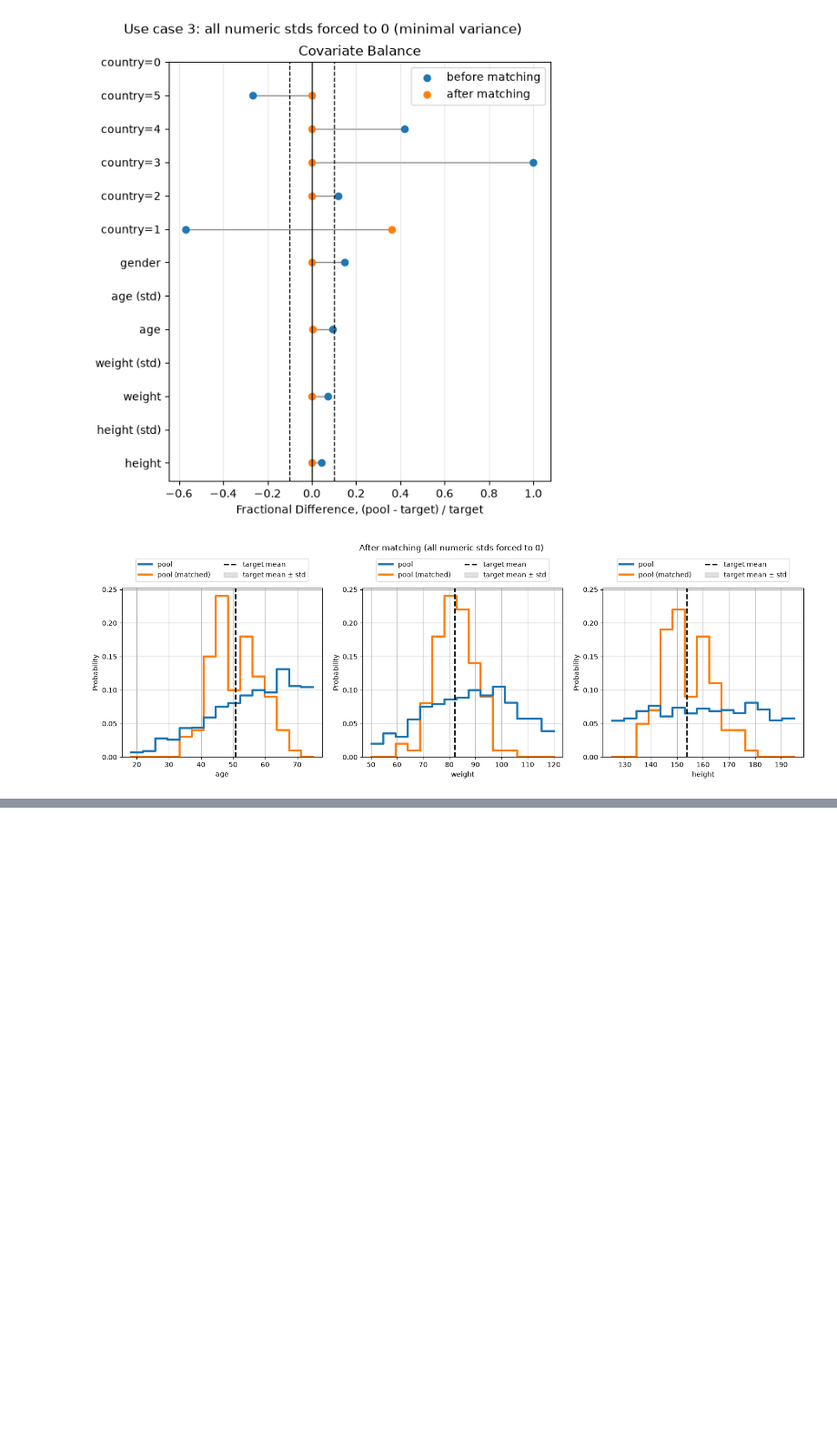
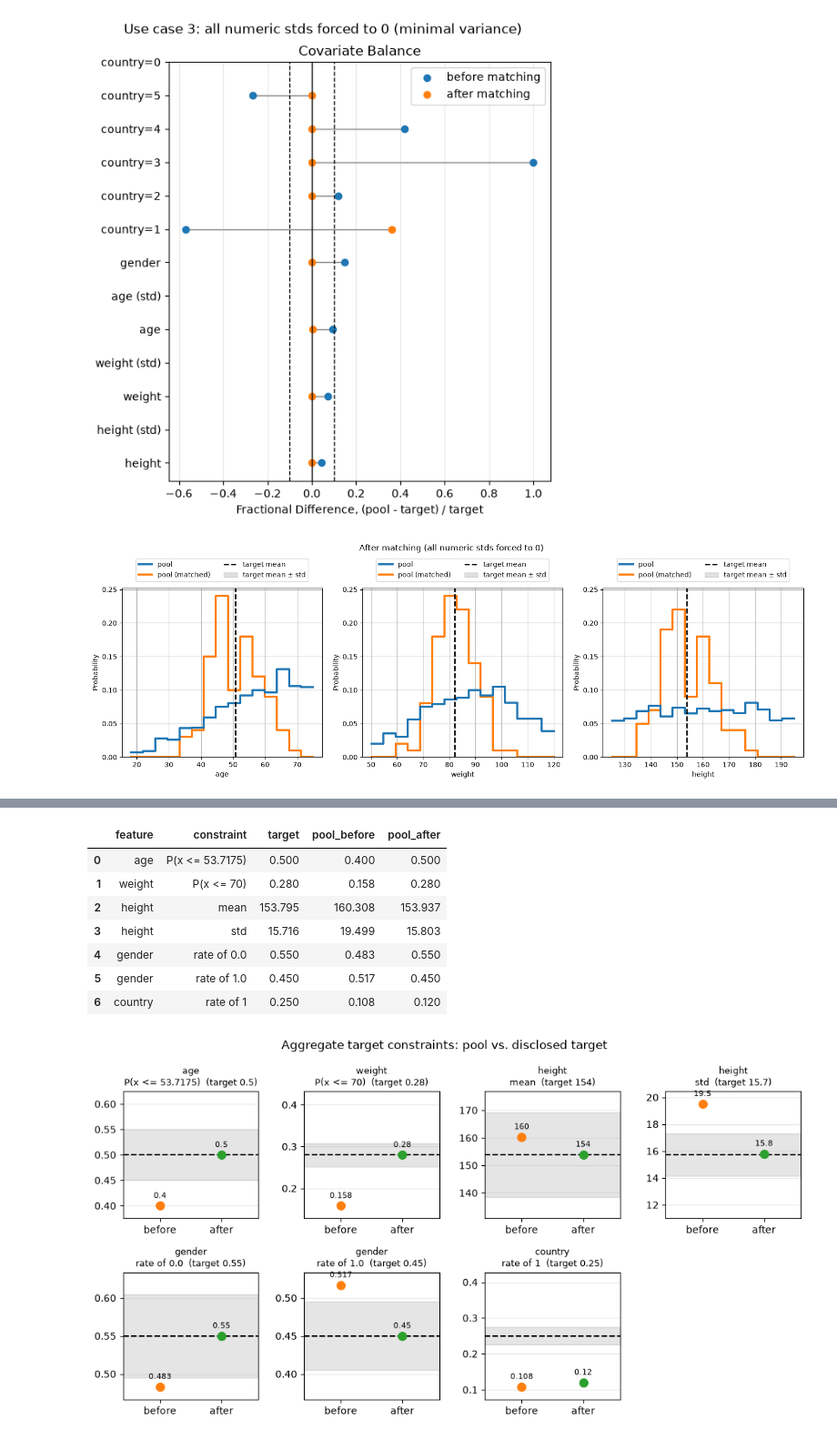
Before and after one commit to Bayer-Group/pybalance, a Jupyter notebook: sphinx/demos/aggregate_matching.ipynb, the cells around one changed output, grey strips where cells are left out. Shown at 91% size. Drawn from its saved outputs; the diff is of its cells as text; code cells hidden in the pictures; blank space fills up the shorter version.

```diff
--- a/sphinx/demos/aggregate_matching.ipynb
+++ b/sphinx/demos/aggregate_matching.ipynb
@@ -355,0 +406,32 @@ plt.suptitle("After matching (all numeric stds forced to 0)", y=1.08);
+# %%
+from pybalance.utils import AggregateTargetBalanceCalculator
+from pybalance.lp import AggregateConstraintSatisfactionMatcher
+
+# Pretend the Table 1 only reported one country's rate.
+disclosed_country, disclosed_rate = next(iter(country_rates.items()))
+country_rates_partial = {disclosed_country: disclosed_rate}
+print(f"Fully disclosed country rates:   {country_rates}")
+print(f"Partially disclosed (one level): {country_rates_partial}")
+
+target_thresholded = AggregateTarget(
+    n=n_target,
+    numeric={
+        "age": {"median": age_median},
+        "weight": {"quantile": [(weight_quantile_q, 70.0)]},
+        "height": {"mean": height_mean, "std": height_std},
+    },
+    categoric={"gender": gender_rates, "country": country_rates_partial},
+    headers=headers,
+)
+matching_data_thresholded = MatchingData(pool=pool, target=target_thresholded, headers=headers)
+
+# Age's and weight's cutpoints (and implied target rates) are inferred automatically
+# from their disclosed "median"/"quantile" -- nothing is passed to the calculator
+# beyond the MatchingData itself. This actually runs the CP-SAT solver, the same
+# matcher used in use cases 1-3.
+matcher_thresholded = AggregateConstraintSatisfactionMatcher(
+    matching_data_thresholded, time_limit=60, verbose=False
+)
+match_thresholded = matcher_thresholded.match()
+calc = matcher_thresholded.balance_calculator
+print("\nDerived output features:", calc.preprocessor.output_headers["all"])
@@ -356,3 +463,25 @@ plt.suptitle("After matching (all numeric stds forced to 0)", y=1.08);
+# %%
+from pybalance.utils import aggregate_target_constraints
+from pybalance.visualization import plot_aggregate_target_match
+
+constraints = aggregate_target_constraints(matching_data_thresholded).merge(
+    aggregate_target_constraints(match_thresholded),
+    on=["feature", "constraint", "target"],
+    suffixes=("_before", "_after"),
+)
+display(constraints.round(3))
+
+fig = plot_aggregate_target_match(matching_data_thresholded, match_thresholded)
+# %% [output]
+|  | feature | constraint | target | pool_before | pool_after |
+| 0 | age | P(x <= 53.7175) | 0.500 | 0.400 | 0.500 |
+| 1 | weight | P(x <= 70) | 0.280 | 0.158 | 0.280 |
+| 2 | height | mean | 153.795 | 160.308 | 153.937 |
+| 3 | height | std | 15.716 | 19.499 | 15.803 |
+| 4 | gender | rate of 0.0 | 0.550 | 0.483 | 0.550 |
+| 5 | gender | rate of 1.0 | 0.450 | 0.517 | 0.450 |
+| 6 | country | rate of 1 | 0.250 | 0.108 | 0.120 |
+[figure, added]
 # %% [markdown]
 ## Takeaways
 
```
Also changed, not shown: parts of 9 cells of this notebook, 12 other files.
